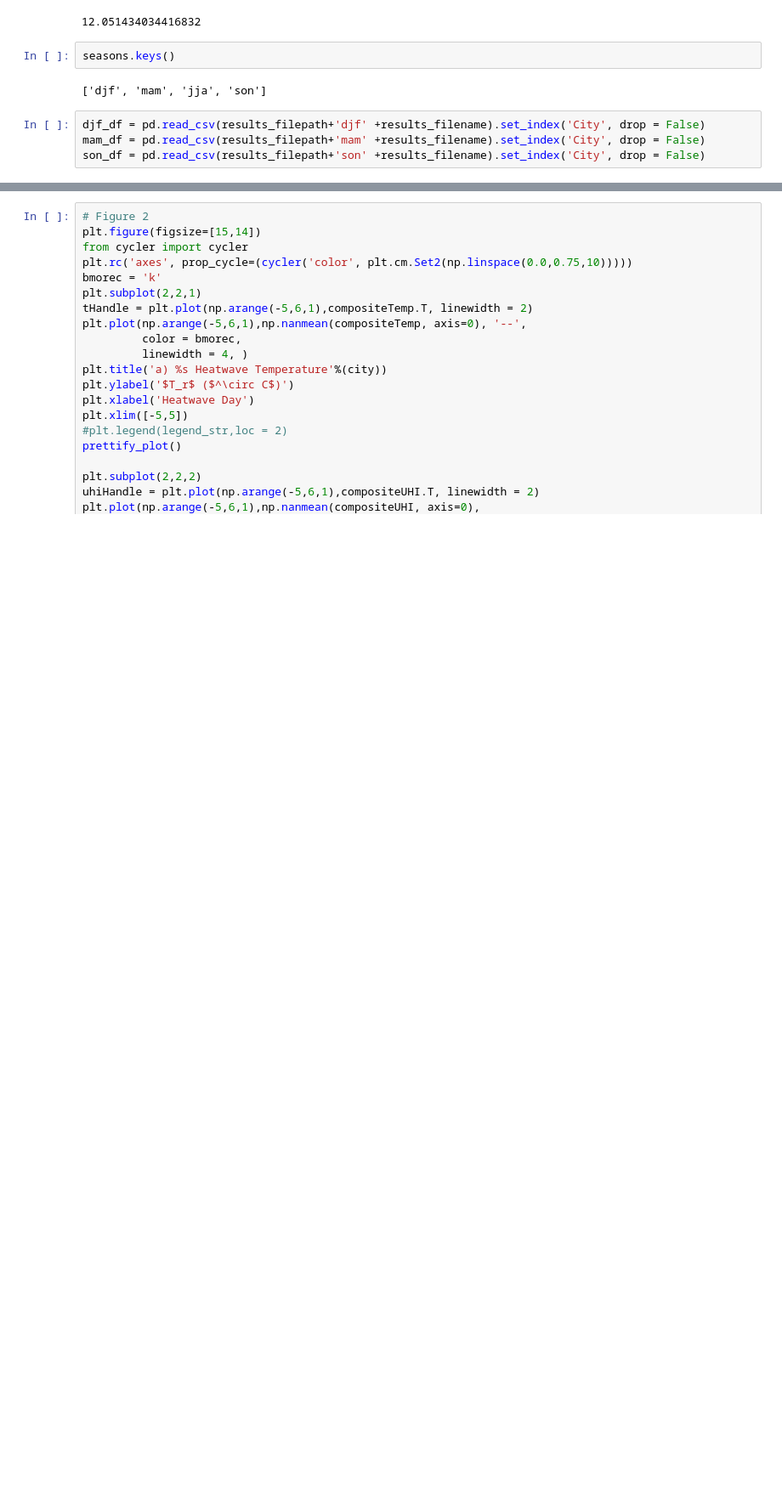
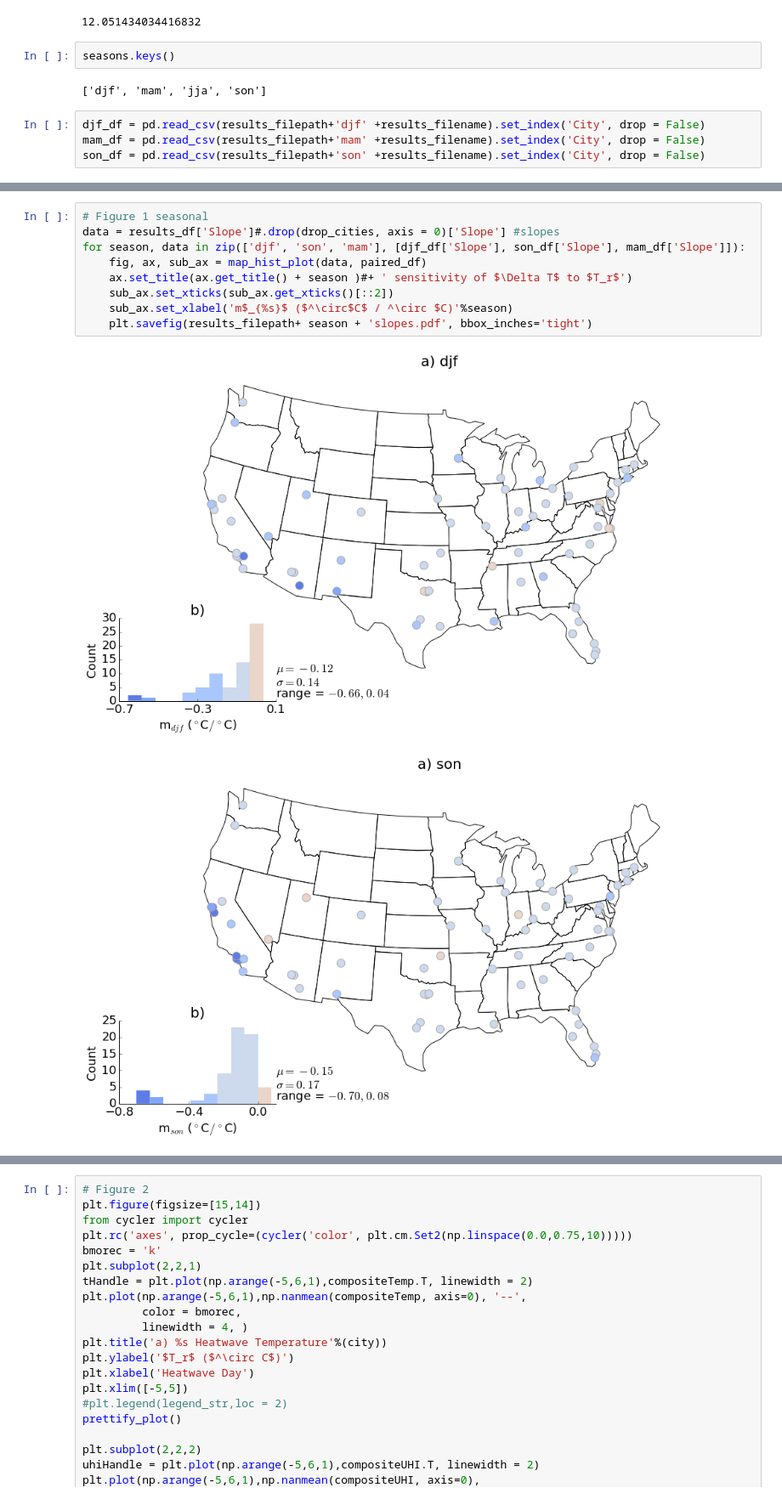
Before and after one commit to gottscott/heat, a Jupyter notebook: PaperFigures-short_period-seasons.ipynb, the cells around one changed output, grey strips where cells are left out. Shown at 85% size. Cells and saved outputs as stored; diff of their text form; blank space fills up the shorter version.

```diff
--- a/PaperFigures-short_period-seasons.ipynb
+++ b/PaperFigures-short_period-seasons.ipynb
@@ -764,0 +599,12 @@ for season, data in zip(['djf', 'son', 'mam'], [djf_df['Slope'], son_df['Slope']
+# %%
+# Figure 1 seasonal
+data = results_df['Slope']#.drop(drop_cities, axis = 0)['Slope'] #slopes
+for season, data in zip(['djf', 'son', 'mam'], [djf_df['Slope'], son_df['Slope'], mam_df['Slope']]):
+    fig, ax, sub_ax = map_hist_plot(data, paired_df)
+    ax.set_title(ax.get_title() + season )#+ ' sensitivity of $\Delta T$ to $T_r$')
+    sub_ax.set_xticks(sub_ax.get_xticks()[::2])
+    sub_ax.set_xlabel('m$_{%s}$ ($^\circ$C$ / ^\circ $C)'%season)
+    plt.savefig(results_filepath+ season + 'slopes.pdf', bbox_inches='tight')
+# %% [output]
+[figure, added]
+[figure, added]
```
Also changed, not shown: parts of 14 cells of this notebook, 1 other file.
